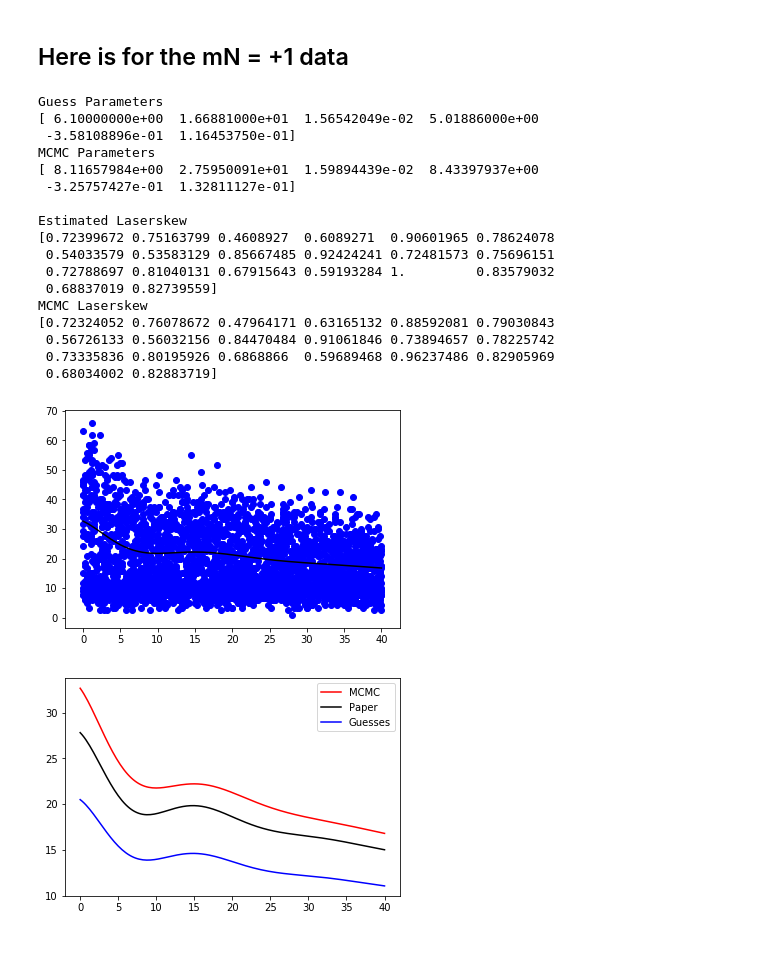
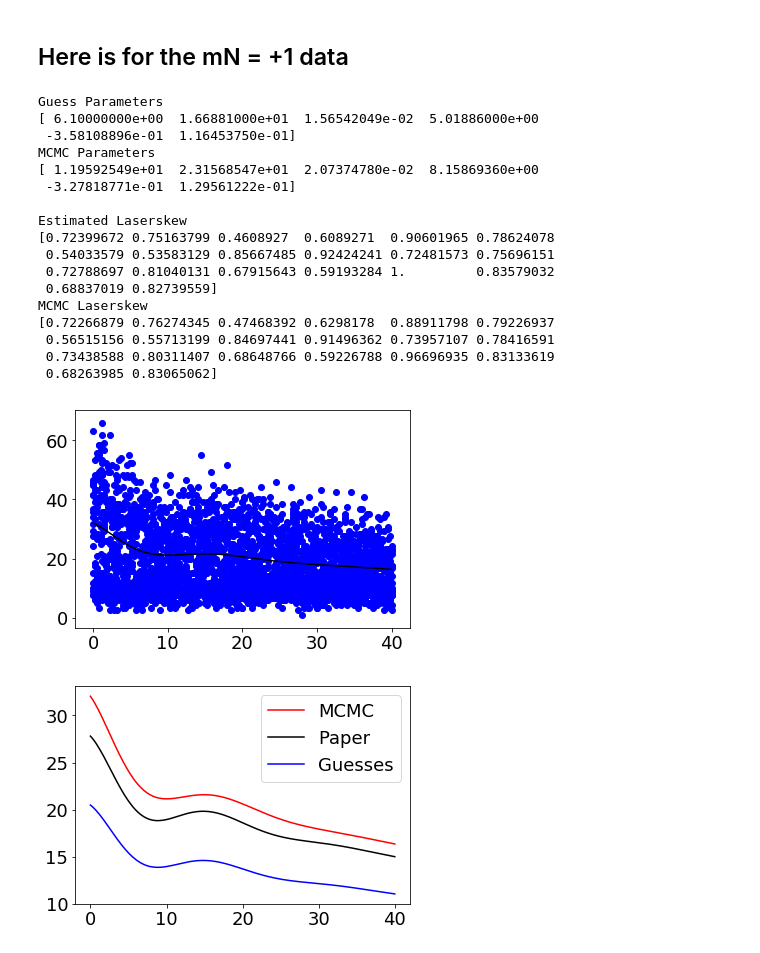
Before and after one commit to phys201/raman_rabi, a Jupyter notebook: realdata.ipynb, the cells around one changed output. Drawn from its saved outputs; the diff is of its cells as text; code cells hidden in the pictures.

```diff
--- a/realdata.ipynb
+++ b/realdata.ipynb
@@ -9,3 +9,4 @@ import matplotlib.pyplot as plt
 # %%
 #import warnings
 #warnings.filterwarnings("error")
+plt.rcParams.update({'font.size': 18})
@@ -11,0 +225,13 @@ import matplotlib.pyplot as plt
+# %%
+#Look at burn in. This isn't a very realistic set up, we start with good parameters and
+#then only let the walkers walk a little while
+print(parameter_samples.shape)
+steps = numsteps - burn_in_time
+print(steps)
+print(numwalkers*steps)
+print(test_samples_chain.shape)
+
+param1 = 12
+
+for iii in range(10):
+    plt.plot(test_samples_chain[iii, :, param1])
@@ -12,3 +347,16 @@ import matplotlib.pyplot as plt
+# %%
+#Look at burn in. This isn't a very realistic set up, we start with good parameters and
+#then only let the walkers walk a little while
+print(parameter_samples.shape)
+steps = numsteps - burn_in_time
+print(steps)
+print(numwalkers*steps)
+print(test_samples_chain.shape)
+
+param1 = 5
+
+for iii in range(10):
+    plt.plot(test_samples_chain[iii, :, param1])
 # %% [markdown]
 ## Here is for the mN = +1 data
 # %%
@@ -30,6 +378,7 @@ param_length = len(theta)
 dataN = 10
 runN = 1200
 gaus_var = 10**(-3)
+scale_factor = 100*100
 
 laserskew_priors = [  ['uniform',0,+np.inf], # BG
                       ['uniform',0,+np.inf], # Ap
@@ -44,10 +393,10 @@ laserskew_priors = laserskew_priors + [['uniform',0,1]]*data_length
 guesses = theta
 numdim = len(guesses)
 numwalkers = 200
-numsteps = 10000
+numsteps = 4000
 test_samples = rr_model.Walkers_Sampler(mN1_data, guesses, 0, 40, True, dataN, runN, gaus_var, numwalkers, numsteps, scale_factor=100*100, withlaserskew = True, priors=laserskew_priors)
 #test_samples = rr_model.Walkers(mN1_data, guesses,0, 40, True, dataN, runN, scale_factor=100*100,nwalkers=numwalkers,nsteps=numsteps)
-burn_in_time = 9500
+burn_in_time = 3500
 samples = test_samples.chain[:,burn_in_time:,:]
 traces = samples.reshape(-1, numdim).T
 parameter_samples = pd.DataFrame({'BG': traces[0],
@@ -82,8 +431,8 @@ Guess Parameters
 [ 6.10000000e+00  1.66881000e+01  1.56542049e-02  5.01886000e+00
  -3.58108896e-01  1.16453750e-01]
 MCMC Parameters
-[ 8.11657984e+00  2.75950091e+01  1.59894439e-02  8.43397937e+00
- -3.25757427e-01  1.32811127e-01]
+[ 1.19592549e+01  2.31568547e+01  2.07374780e-02  8.15869360e+00
+ -3.27818771e-01  1.29561222e-01]
 
 Estimated Laserskew
 [0.72399672 0.75163799 0.4608927  0.6089271  0.90601965 0.78624078
@@ -91,46 +440,43 @@ Estimated Laserskew
  0.72788697 0.81040131 0.67915643 0.59193284 1.         0.83579032
  0.68837019 0.82739559]
 MCMC Laserskew
-[0.72324052 0.76078672 0.47964171 0.63165132 0.88592081 0.79030843
- 0.56726133 0.56032156 0.84470484 0.91061846 0.73894657 0.78225742
- 0.73335836 0.80195926 0.6868866  0.59689468 0.96237486 0.82905969
- 0.68034002 0.82883719]
+[0.72266879 0.76274345 0.47468392 0.6298178  0.88911798 0.79226937
+ 0.56515156 0.55713199 0.84697441 0.91496362 0.73957107 0.78416591
+ 0.73438588 0.80311407 0.68648766 0.59226788 0.96696935 0.83133619
+ 0.68263985 0.83065062]
 # %%
 #%debug
 # %%
 time, mu = rr_model.ideal_model(161, 0, 40, BG_MCMC, Ap_MCMC, Gammap_MCMC, Ah_MCMC, Omegah_MCMC, Gammadeph_MCMC)
 mu = mu*np.mean(np.percentile(traces[6:len(theta), :], 50, axis=1)) #MOST IMPORTANT PART!!!!
 #we multiply mu by the 50th percentile
 #mean of laser skew
 
-scale_factor = 100*100
-N_value = 10
-
 #Plot over unaveraged data
 plt.figure()
 for iii in range(data_length):
-    plt.scatter(time, mN1_data.get_df().values[iii, :]*scale_factor/N_value, color='b')
+    plt.scatter(time, mN1_data.get_df().values[iii, :]*scale_factor/dataN, color='b')
 plt.plot(time, mu, color='k')
 plt.show()
 
 ##paper values
 BG = 6.1
 Ap =16.6881
 Gammap = 1/63.8806
 Ah = 5.01886
 Omegah = -np.pi/8.77273
 Gammadeph = 1/8.5871
 time, paper_mu = rr_model.ideal_model(161, 0, 40, BG, Ap, Gammap, Ah, Omegah, Gammadeph)
 ##Sequentially estimated guesses
 time, prior_mu = rr_model.ideal_model(161, 0, 40, params[0], params[1], params[2], params[3], params[4], params[5])
 prior_mu = prior_mu*np.mean(skew_value_params)
 ##Compare Results
 plt.figure()
 plt.plot(time, mu, color='r', label='MCMC')
 plt.plot(time, paper_mu, color='k', label='Paper')
 plt.plot(time, prior_mu, color='b', label='Guesses')
 plt.legend()
 plt.show()
 # %% [output]
-[figure, old version]
+[figure, new version]
-[figure, old version]
+[figure, new version]
```
Also changed, not shown: parts of 20 cells of this notebook, 1 other file.
